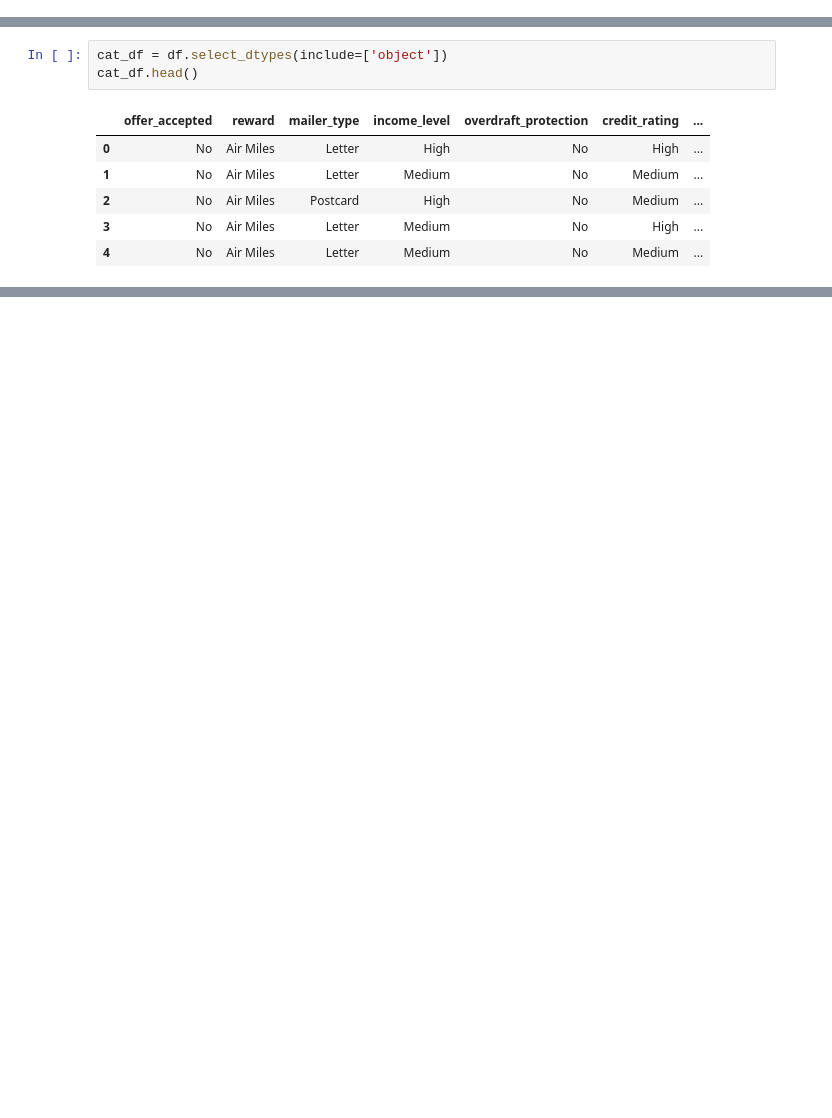
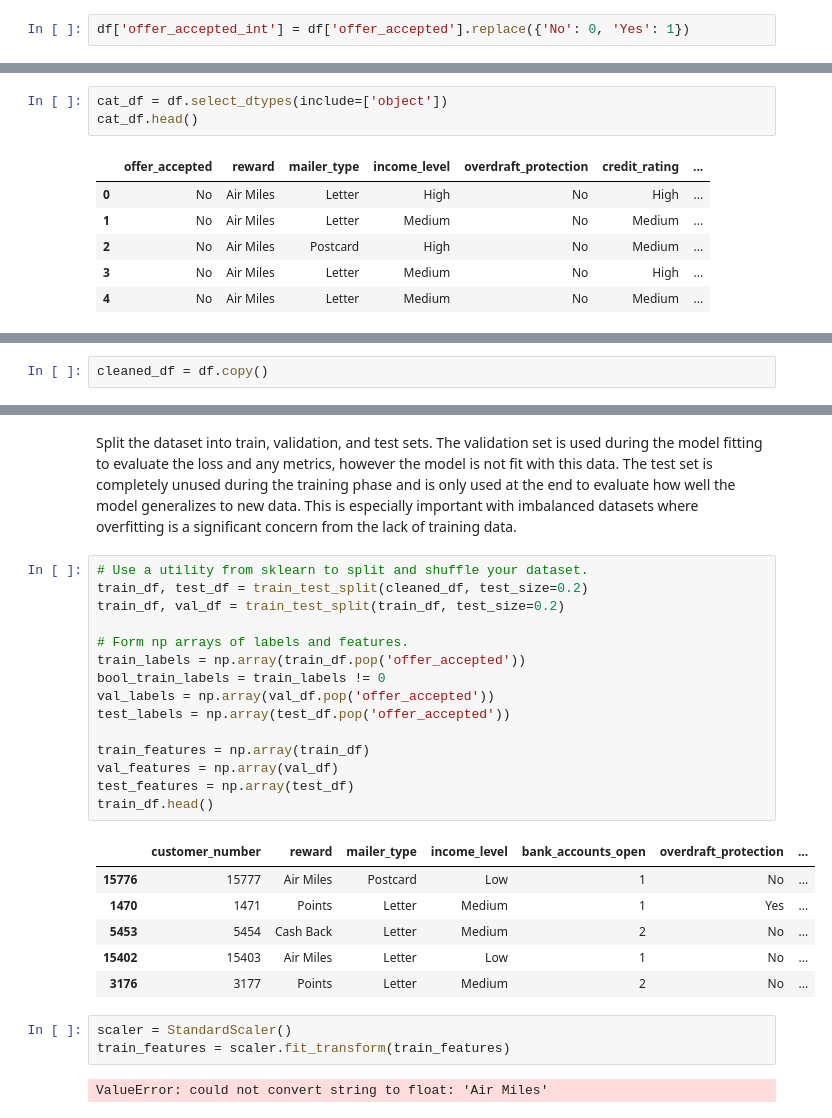
Before and after one commit to ocaoimh/hrc-mid-bootcamp-project, a Jupyter notebook: python/data_imbalance.ipynb, the cells around one changed output, grey strips where cells are left out. Cells and saved outputs as stored; diff of their text form; blank space fills up the shorter version.

```diff
--- a/python/data_imbalance.ipynb
+++ b/python/data_imbalance.ipynb
@@ -83,2 +86,4 @@ pd.concat([counts,pct], axis=1, keys=['n', '%'])
 | No | 16977 | 0.943167 |
 | Yes | 1023 | 0.056833 |
+# %%
+df['offer_accepted_int'] = df['offer_accepted'].replace({'No': 0, 'Yes': 1})
@@ -209,3 +141,5 @@ plt.show()
+# %%
+cleaned_df = df.copy()
 # %%
 from sklearn.model_selection import train_test_split
 
@@ -218,0 +151,29 @@ NameError: name 'df_encoded' is not defined
+# %% [markdown]
+Split the dataset into train, validation, and test sets. The validation set is used during the model fitting to evaluate the loss and any metrics, however the model is not fit with this data. The test set is completely unused during the training phase and is only used at the end to evaluate how well the model generalizes to new data. This is especially important with imbalanced datasets where overfitting is a significant concern from the lack of training data.
+# %%
+# Use a utility from sklearn to split and shuffle your dataset.
+train_df, test_df = train_test_split(cleaned_df, test_size=0.2)
+train_df, val_df = train_test_split(train_df, test_size=0.2)
+
+# Form np arrays of labels and features.
+train_labels = np.array(train_df.pop('offer_accepted'))
+bool_train_labels = train_labels != 0
+val_labels = np.array(val_df.pop('offer_accepted'))
+test_labels = np.array(test_df.pop('offer_accepted'))
+
+train_features = np.array(train_df)
+val_features = np.array(val_df)
+test_features = np.array(test_df)
+train_df.head()
+# %% [output]
+|  | customer_number | reward | mailer_type | income_level | bank_accounts_open | overdraft_protection | ... |
+| 15776 | 15777 | Air Miles | Postcard | Low | 1 | No | ... |
+| 1470 | 1471 | Points | Letter | Medium | 1 | Yes | ... |
+| 5453 | 5454 | Cash Back | Letter | Medium | 2 | No | ... |
+| 15402 | 15403 | Air Miles | Letter | Low | 1 | No | ... |
+| 3176 | 3177 | Points | Letter | Medium | 2 | No | ... |
+# %%
+scaler = StandardScaler()
+train_features = scaler.fit_transform(train_features)
+# %% [output]
+ValueError: could not convert string to float: 'Air Miles'
```
Also changed, not shown: parts of 18 cells of this notebook.
